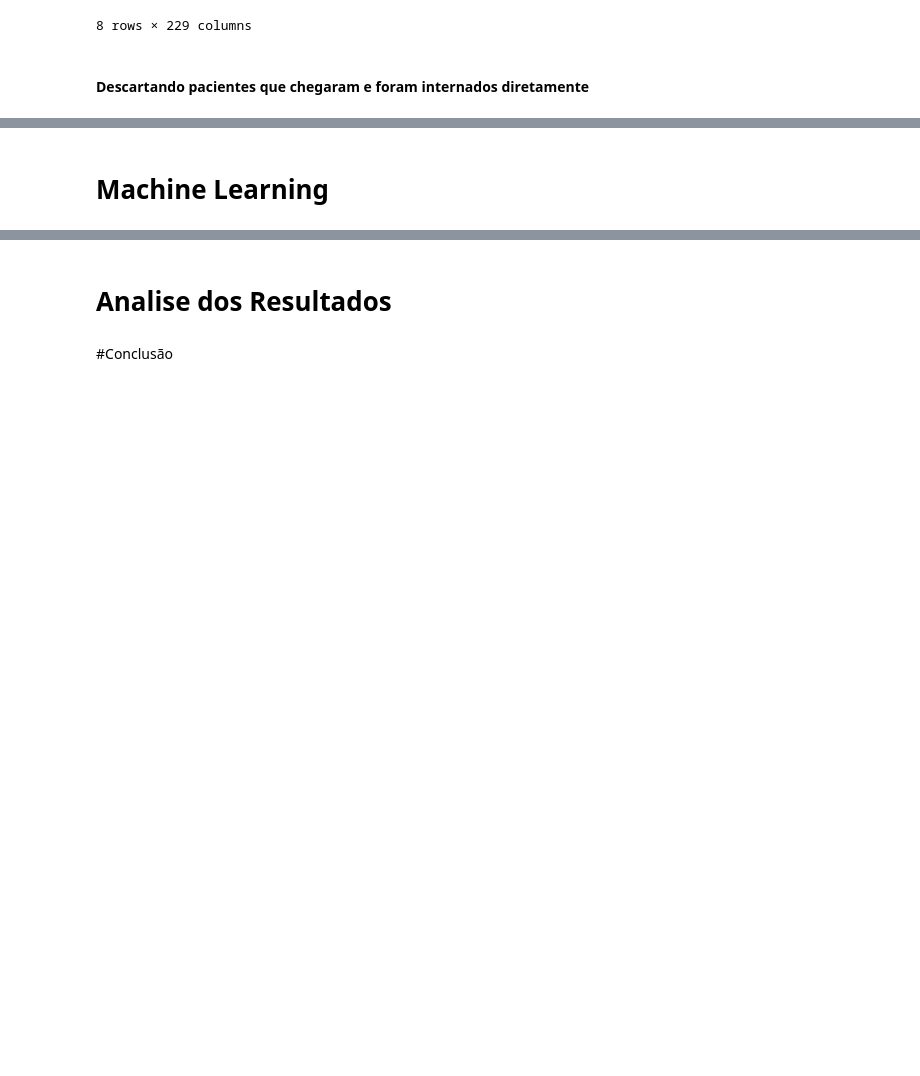
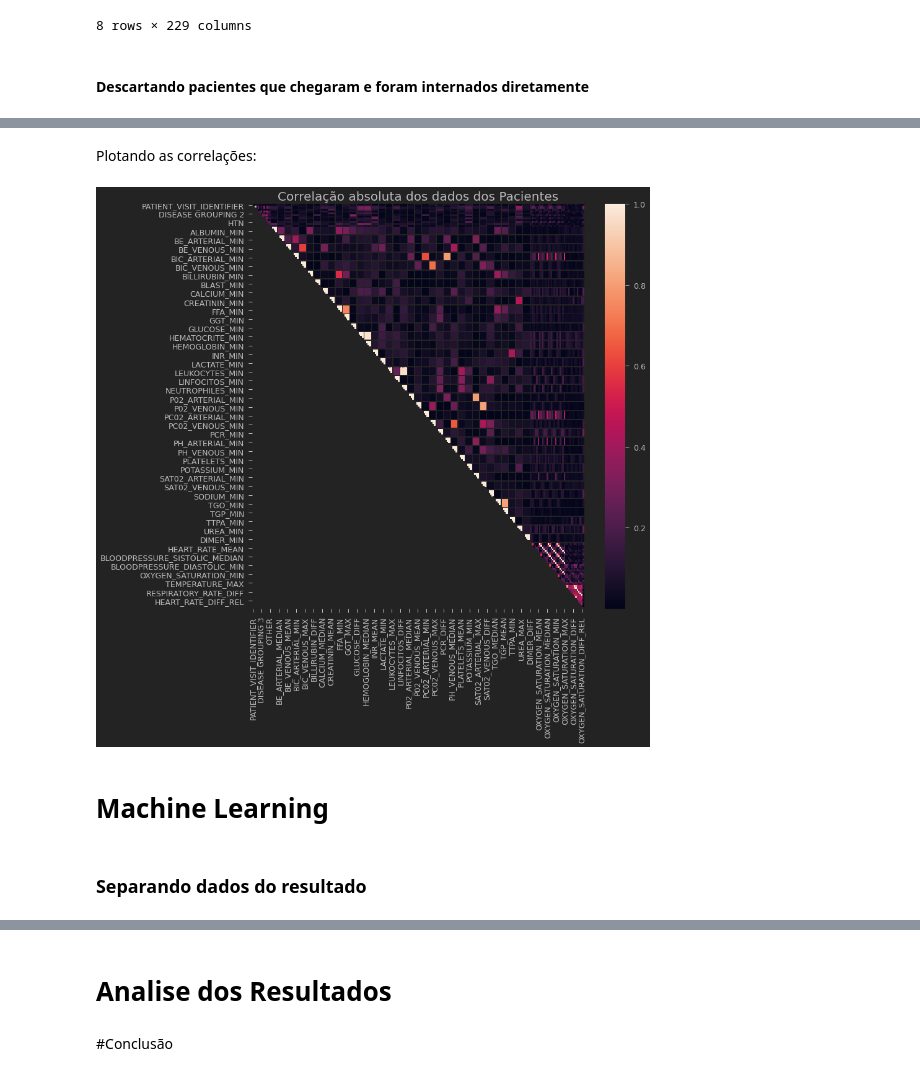
Before and after one commit to Igor-Arantes/Previsao-Internacao-Covid, a Jupyter notebook: Previsão_Internação_COVID.ipynb, the cells around one changed output, grey strips where cells are left out. Saved outputs shown, nothing was run; the diff lists cells and outputs as text; code cells hidden in the pictures; blank space fills up the shorter version.

Commit message:
Remoção de alta correlação

```diff
--- a/Previsão_Internação_COVID.ipynb
+++ b/Previsão_Internação_COVID.ipynb
@@ -149,0 +209,8 @@ treated_data[treated_data['AGE_PERCENTIL'] == '60th'].sample(20)
+# %%
+def select_window(rows):
+    if (np.any(rows["ICU"])):
+        rows.loc[rows["WINDOW"]=="0-2", "ICU"] = 1
+    return rows.loc[rows["WINDOW"] == "0-2"]
+
+
+clean_data = treated_data.groupby("PATIENT_VISIT_IDENTIFIER").apply(select_window)
@@ -149,0 +242,4 @@ treated_data[treated_data['AGE_PERCENTIL'] == '60th'].sample(20)
+# %%
+#Verificando as correlações absolutas
+absolute_correlation_table = clean_data.corr().where(np.triu(np.ones_like(clean_data.corr()),k=1).astype(np.bool)).abs()
+absolute_correlation_table
@@ -149,0 +260,9 @@ treated_data[treated_data['AGE_PERCENTIL'] == '60th'].sample(20)
+# %% [markdown]
+Plotando as correlações:
+# %%
+plt.figure(figsize=(12,12))
+ax = sns.heatmap(absolute_correlation_table, cmap='rocket')
+ax.set_title('Correlação absoluta dos dados dos Pacientes',
+            fontsize=20);
+# %% [output]
+[figure, added]
@@ -150,2 +277,4 @@ treated_data[treated_data['AGE_PERCENTIL'] == '60th'].sample(20)
 # %% [markdown]
 # Machine Learning
+# %% [markdown]
+### Separando dados do resultado
```
Also changed, not shown: parts of 20 cells of this notebook.
